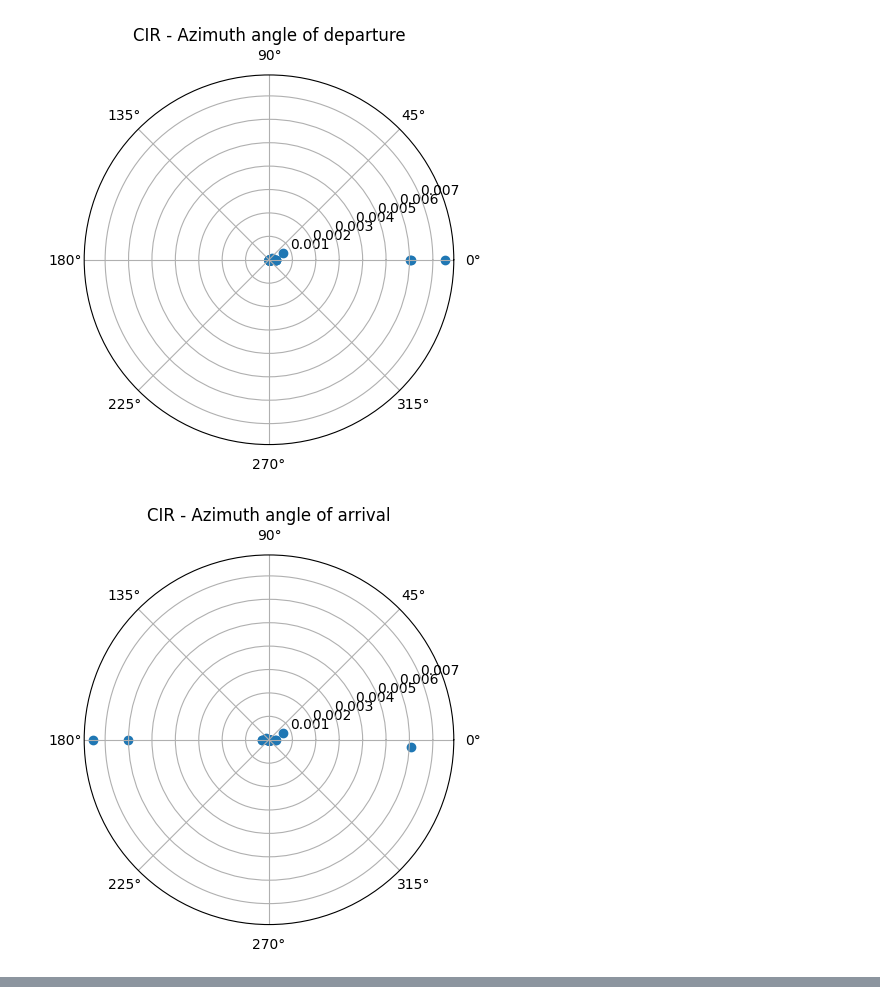
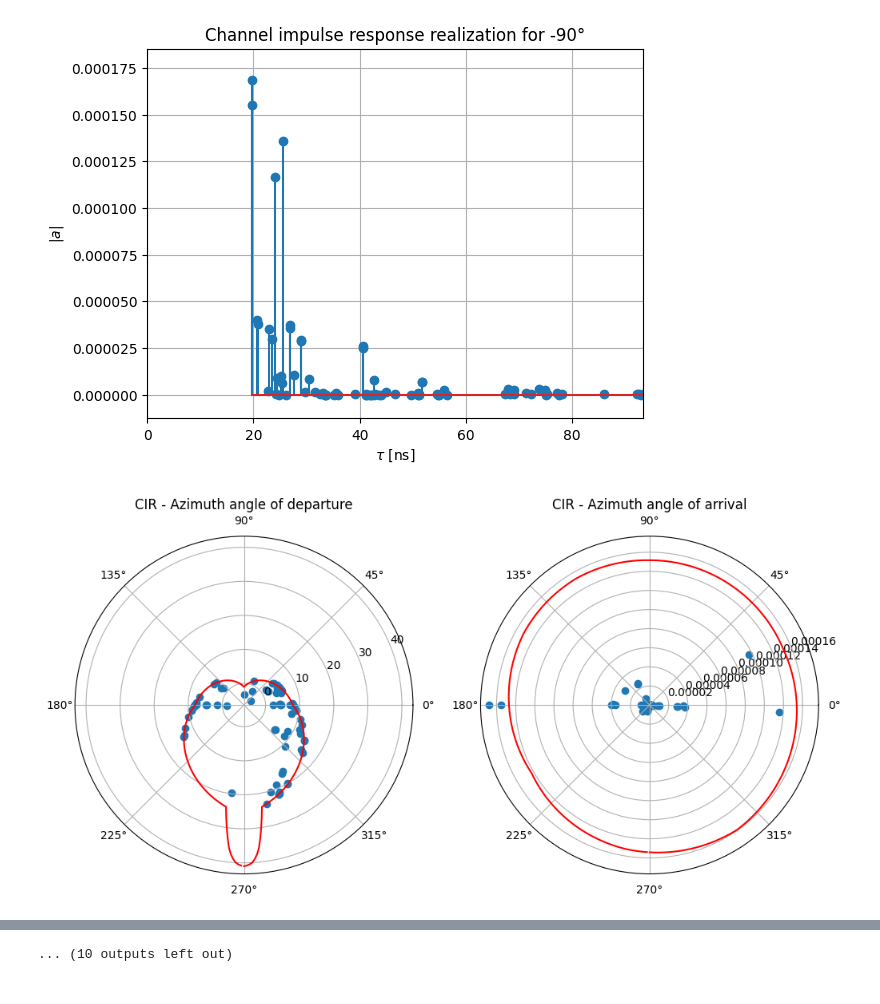
Before and after one commit to marekcrn/Masters-thesis, a Jupyter notebook: Codebook_algorithm.ipynb, the cells around one changed output, grey strips where cells are left out. Drawn from its saved outputs; the diff is of its cells as text; code cells hidden in the pictures.

```diff
--- a/Codebook_algorithm.ipynb
+++ b/Codebook_algorithm.ipynb
@@ -41,16 +58,56 @@ plt.grid()
-# %%
-fig, ax = plt.subplots(subplot_kw={'projection': 'polar'})
-ax.scatter(impulse_response[:,4]*np.pi/180, impulse_response[:,1])
-ax.set_title("CIR - Azimuth angle of departure")
-ax.grid(True)
-plt.show()
-# %% [output]
-[figure, removed]
-# %%
-fig, ax = plt.subplots(subplot_kw={'projection': 'polar'})
-ax.scatter(impulse_response[:,6]*np.pi/180, impulse_response[:,1])
-ax.set_title("CIR - Azimuth angle of arrival")
-ax.grid(True)
-plt.show()
-# %% [output]
-[figure, removed]
+# %%
+def angles_shift(angle):
+    if angle > 0:
+        angle_axis = np.concatenate((angle_vector[-(360-angle):], angle_vector[:-(360-angle)]))
+    elif angle < 0:
+        angle_axis = np.concatenate((angle_vector[-(-angle):], angle_vector[:-(-angle)]))
+    else:
+        angle_axis = angle_vector
+
+    return angle_axis
+# %%
+t = horizontal_sweep[:,0]/1e-9
+angle_vector = np.linspace(0, 359, num=360)*np.pi/180
+i=0
+
+for angle in angles:
+    angle_axis = angles_shift(angle)
+
+    # CIR time domain
+    plt.figure()
+    plt.title("Channel impulse response realization for " + str(int(angle)) + "°")
+    plt.stem(t, horizontal_sweep[:,(i+1)])
+    plt.xlim([0, np.max(t)])
+    plt.ylim([-np.average(horizontal_sweep[:,(i+1)]), np.max(horizontal_sweep[:,(i+1)])*1.1])
+    plt.xlabel(r"$\tau$ [ns]")
+    plt.ylabel(r"$|a|$");
+    plt.grid()
+
+    # CIR angle domain
+    fig, (ax1, ax2) = plt.subplots(1, 2, subplot_kw={'projection': 'polar'}, figsize=(12, 6))
+
+    # Plot on the first subplot
+    ax1.scatter(impulse_response[:, 4] * np.pi / 180, a[:,i], label='CIR')
+    ax1.plot(angle_axis, TX_pattern[90, :], color='red')
+    ax1.set_title("CIR - Azimuth angle of departure")
+    ax1.grid(True)
+
+    # Plot on the second subplot
+    ax2.scatter(impulse_response[:,6]*np.pi/180, horizontal_sweep[:,(i+1)])
+    ax2.set_title("CIR - Azimuth angle of arrival")
+    ax2.grid(True)
+
+    ax2_secondary = fig.add_axes(ax2.get_position(), projection='polar')
+    ax2_secondary.plot(angle_axis, OMNI_pattern[90, :], color='red')
+    ax2_secondary.set_frame_on(False)  # Remove the frame
+    ax2_secondary.yaxis.set_visible(False)  # Hide secondary axis ticks and labels
+    ax2_secondary.xaxis.set_visible(False)  # Optionally hide angular axis
+    ax2_secondary.set_ylim(-30, 5)
+
+    # Show the plots
+    plt.show()
+
+    i = i + 1
+# %% [output]
+[figure, added]
+[figure, added]
@@ -57,3 +124,4 @@ plt.show()
+... (10 outputs left out)
 # %%
 # Define parameters
 num_tx_antennas = 1  # Number of transmit antennas
```
Also changed, not shown: parts of 6 cells of this notebook, 1 other file.
